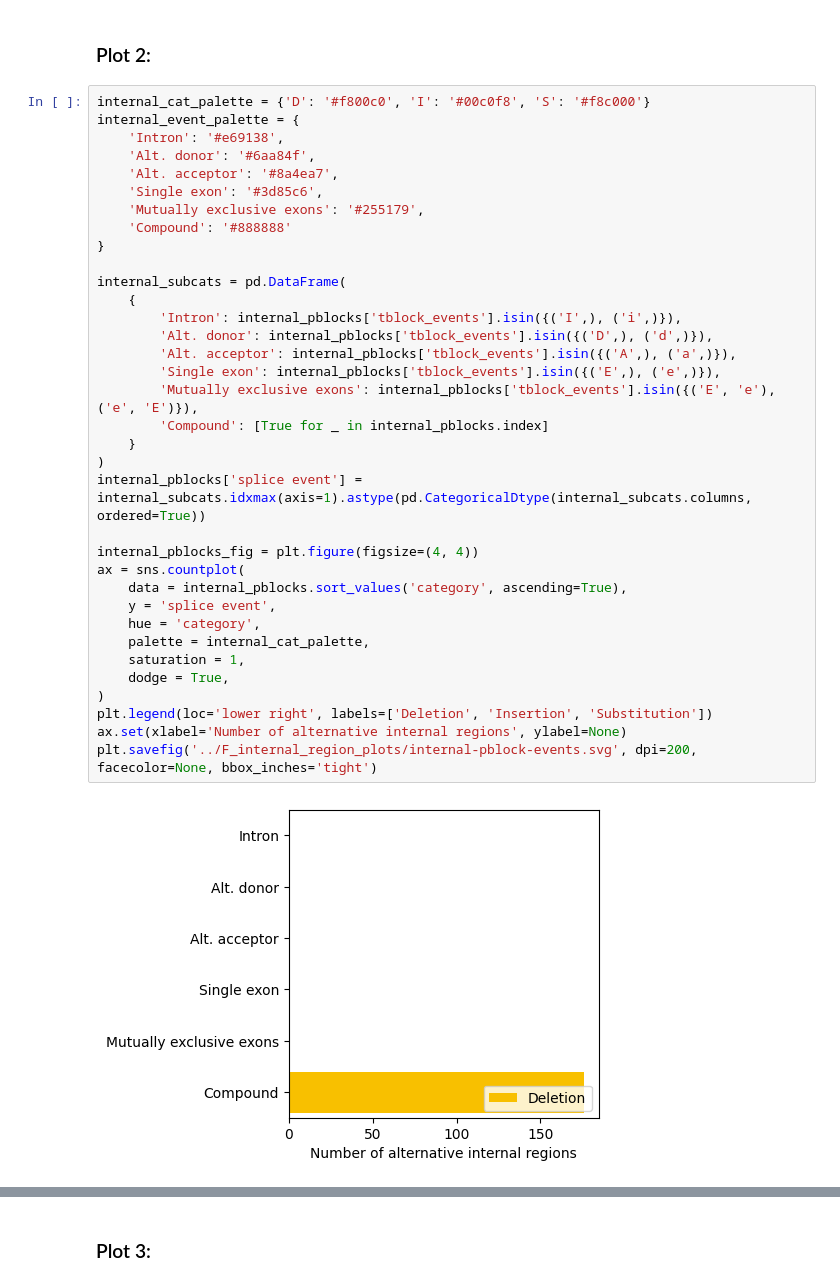
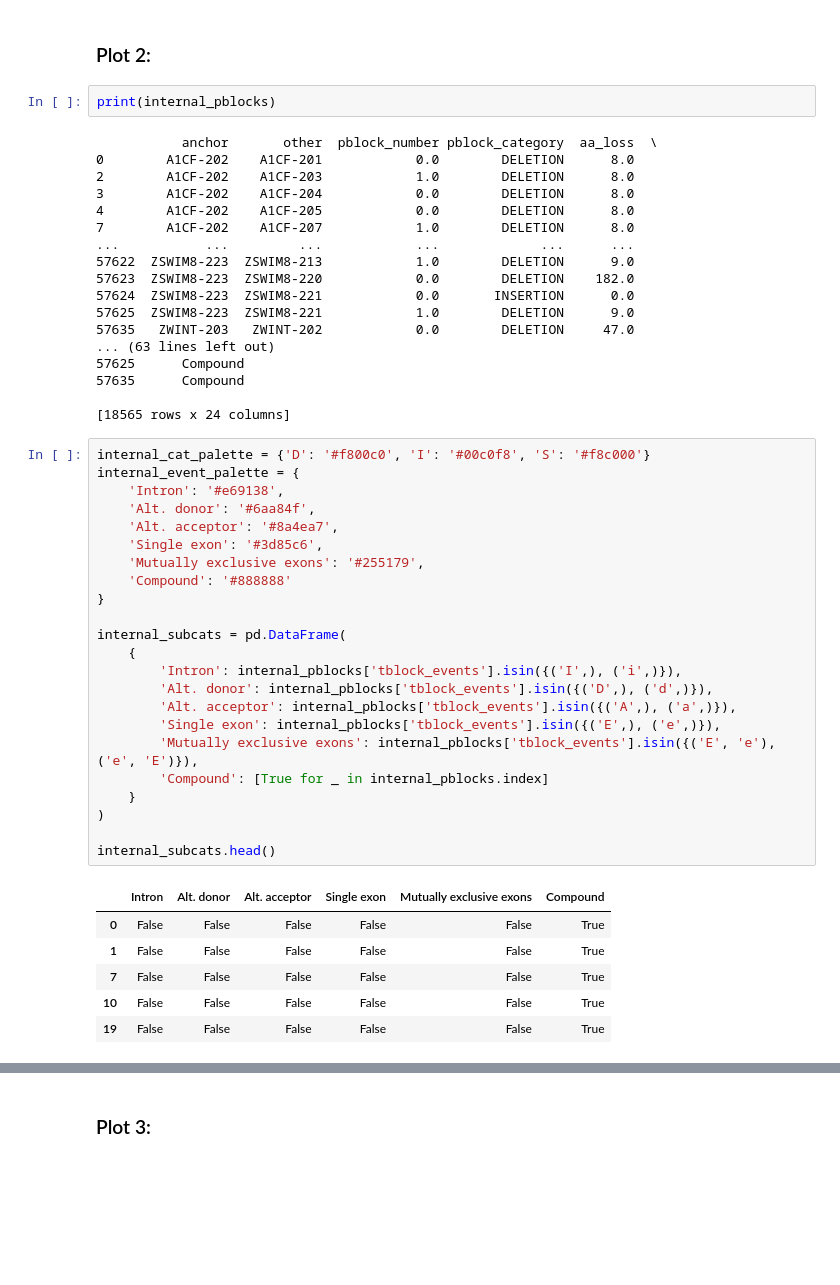
Before and after one commit to sheynkman-lab/biosurfer_analysis, a Jupyter notebook: scripts/internal_region_summary.ipynb, the cells around one changed output, grey strips where cells are left out. Saved outputs shown, nothing was run; the diff lists cells and outputs as text; blank space fills up the shorter version.

```diff
--- a/scripts/internal_region_summary.ipynb
+++ b/scripts/internal_region_summary.ipynb
@@ -63,39 +70,52 @@ plt.savefig('../F_internal_region_plots/internal-pblock-counts.svg', dpi=200, fa
 # %% [markdown]
 ### Plot 2:
+# %%
+print(internal_pblocks)
+# %% [output]
+           anchor       other  pblock_number pblock_category  aa_loss  \
+0        A1CF-202    A1CF-201            0.0        DELETION      8.0
+2        A1CF-202    A1CF-203            1.0        DELETION      8.0
+3        A1CF-202    A1CF-204            0.0        DELETION      8.0
+4        A1CF-202    A1CF-205            0.0        DELETION      8.0
+7        A1CF-202    A1CF-207            1.0        DELETION      8.0
+...           ...         ...            ...             ...      ...
+57622  ZSWIM8-223  ZSWIM8-213            1.0        DELETION      9.0
+57623  ZSWIM8-223  ZSWIM8-220            0.0        DELETION    182.0
+57624  ZSWIM8-223  ZSWIM8-221            0.0       INSERTION      0.0
+57625  ZSWIM8-223  ZSWIM8-221            1.0        DELETION      9.0
+57635   ZWINT-203   ZWINT-202            0.0        DELETION     47.0
+... (63 lines left out)
+57625      Compound
+57635      Compound
+
+[18565 rows x 24 columns]
 # %%
 internal_cat_palette = {'D': '#f800c0', 'I': '#00c0f8', 'S': '#f8c000'}
 internal_event_palette = {
     'Intron': '#e69138',
     'Alt. donor': '#6aa84f',
     'Alt. acceptor': '#8a4ea7',
     'Single exon': '#3d85c6',
     'Mutually exclusive exons': '#255179',
     'Compound': '#888888'
 }
 
 internal_subcats = pd.DataFrame(
     {
         'Intron': internal_pblocks['tblock_events'].isin({('I',), ('i',)}),
         'Alt. donor': internal_pblocks['tblock_events'].isin({('D',), ('d',)}),
         'Alt. acceptor': internal_pblocks['tblock_events'].isin({('A',), ('a',)}),
         'Single exon': internal_pblocks['tblock_events'].isin({('E',), ('e',)}),
         'Mutually exclusive exons': internal_pblocks['tblock_events'].isin({('E', 'e'), ('e', 'E')}),
         'Compound': [True for _ in internal_pblocks.index]
     }
 )
-internal_pblocks['splice event'] = internal_subcats.idxmax(axis=1).astype(pd.CategoricalDtype(internal_subcats.columns, ordered=True))
 
-internal_pblocks_fig = plt.figure(figsize=(4, 4))
-ax = sns.countplot(
-    data = internal_pblocks.sort_values('category', ascending=True),
-    y = 'splice event',
-    hue = 'category',
-    palette = internal_cat_palette,
-    saturation = 1,
-    dodge = True,
-)
-plt.legend(loc='lower right', labels=['Deletion', 'Insertion', 'Substitution'])
-ax.set(xlabel='Number of alternative internal regions', ylabel=None)
-plt.savefig('../F_internal_region_plots/internal-pblock-events.svg', dpi=200, facecolor=None, bbox_inches='tight')
+internal_subcats.head()
 # %% [output]
-[figure, removed]
+|  | Intron | Alt. donor | Alt. acceptor | Single exon | Mutually exclusive exons | Compound |
+| 0 | False | False | False | False | False | True |
+| 1 | False | False | False | False | False | True |
+| 7 | False | False | False | False | False | True |
+| 10 | False | False | False | False | False | True |
+| 19 | False | False | False | False | False | True |
```
Also changed, not shown: parts of 7 cells of this notebook, 4 other files.
